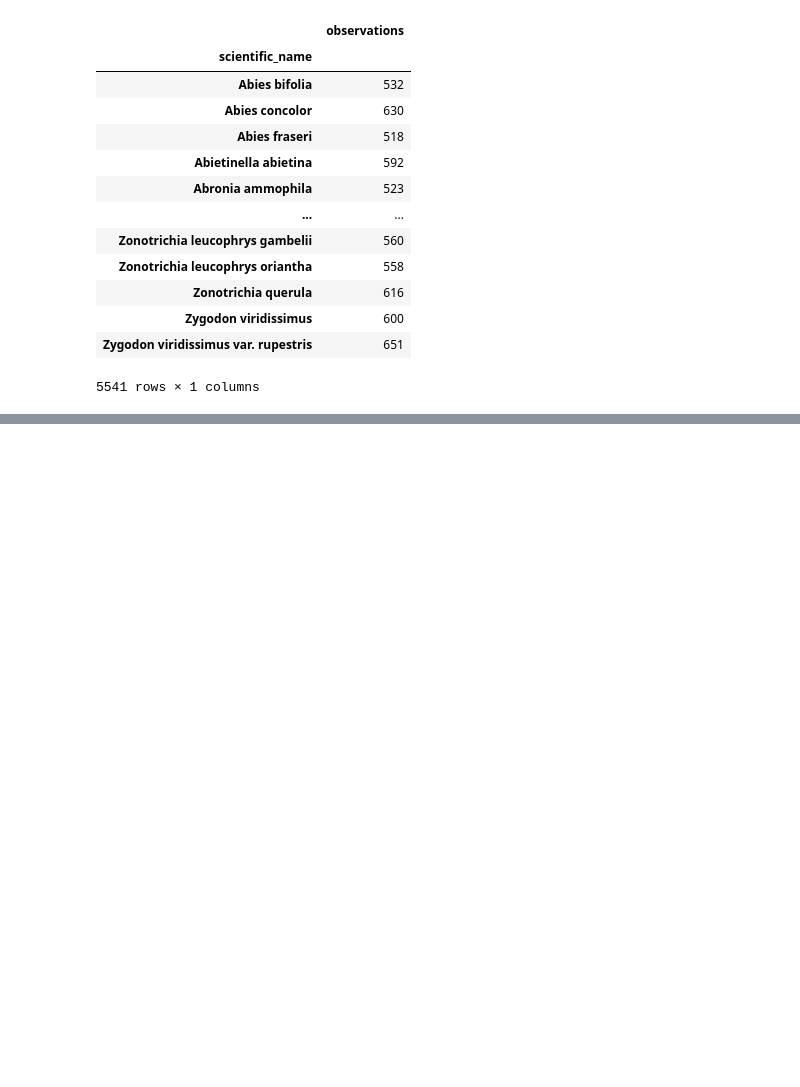
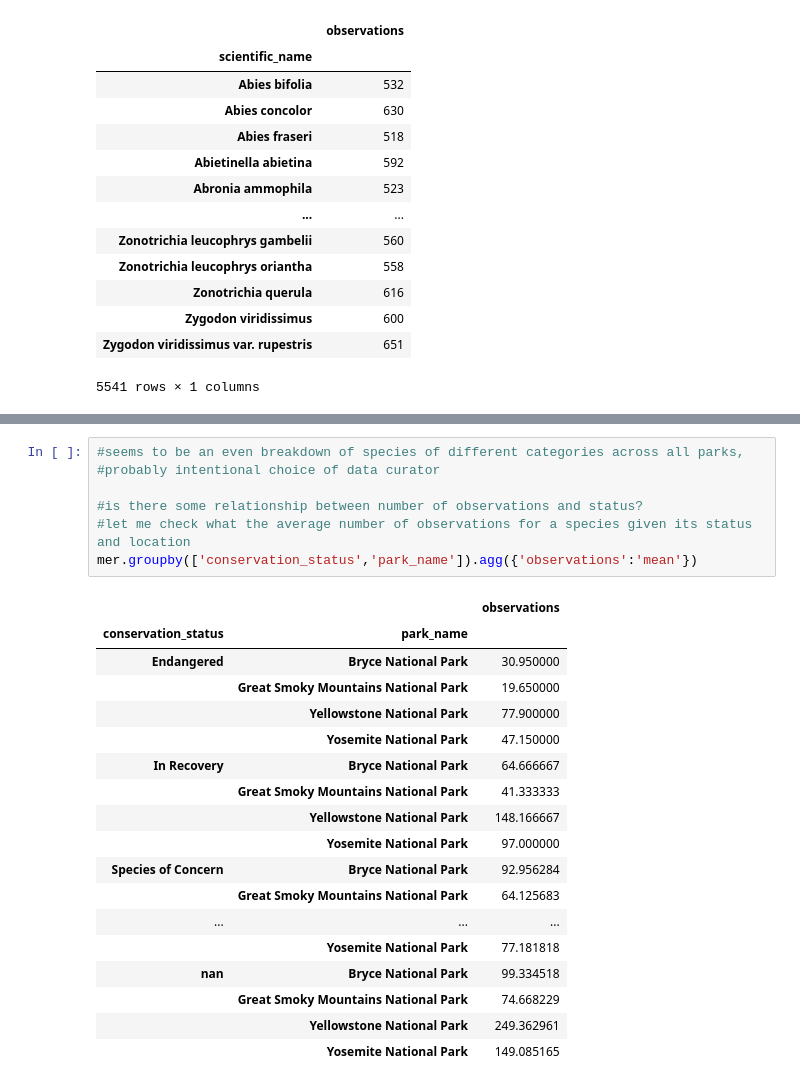
Before and after one commit to eabel35/Code-Academy-Portfolio, a Jupyter notebook: biodiversity_starter/biodiversity.ipynb, the cells around one changed output, grey strips where cells are left out. Drawn from its saved outputs; the diff is of its cells as text; blank space fills up the shorter version.

```diff
--- a/biodiversity_starter/biodiversity.ipynb
+++ b/biodiversity_starter/biodiversity.ipynb
@@ -104,0 +129,26 @@ mer
+# %%
+#seems to be an even breakdown of species of different categories across all parks,
+#probably intentional choice of data curator
+
+#is there some relationship between number of observations and status?
+#let me check what the average number of observations for a species given its status and location
+mer.groupby(['conservation_status','park_name']).agg({'observations':'mean'})
+# %% [output]
+|  |  | observations |
+| conservation_status | park_name |  |
+| Endangered | Bryce National Park | 30.950000 |
+|  | Great Smoky Mountains National Park | 19.650000 |
+|  | Yellowstone National Park | 77.900000 |
+|  | Yosemite National Park | 47.150000 |
+| In Recovery | Bryce National Park | 64.666667 |
+|  | Great Smoky Mountains National Park | 41.333333 |
+|  | Yellowstone National Park | 148.166667 |
+|  | Yosemite National Park | 97.000000 |
+| Species of Concern | Bryce National Park | 92.956284 |
+|  | Great Smoky Mountains National Park | 64.125683 |
+| ... | ... | ... |
+|  | Yosemite National Park | 77.181818 |
+| nan | Bryce National Park | 99.334518 |
+|  | Great Smoky Mountains National Park | 74.668229 |
+|  | Yellowstone National Park | 249.362961 |
+|  | Yosemite National Park | 149.085165 |
```
Also changed, not shown: parts of 27 cells of this notebook.
